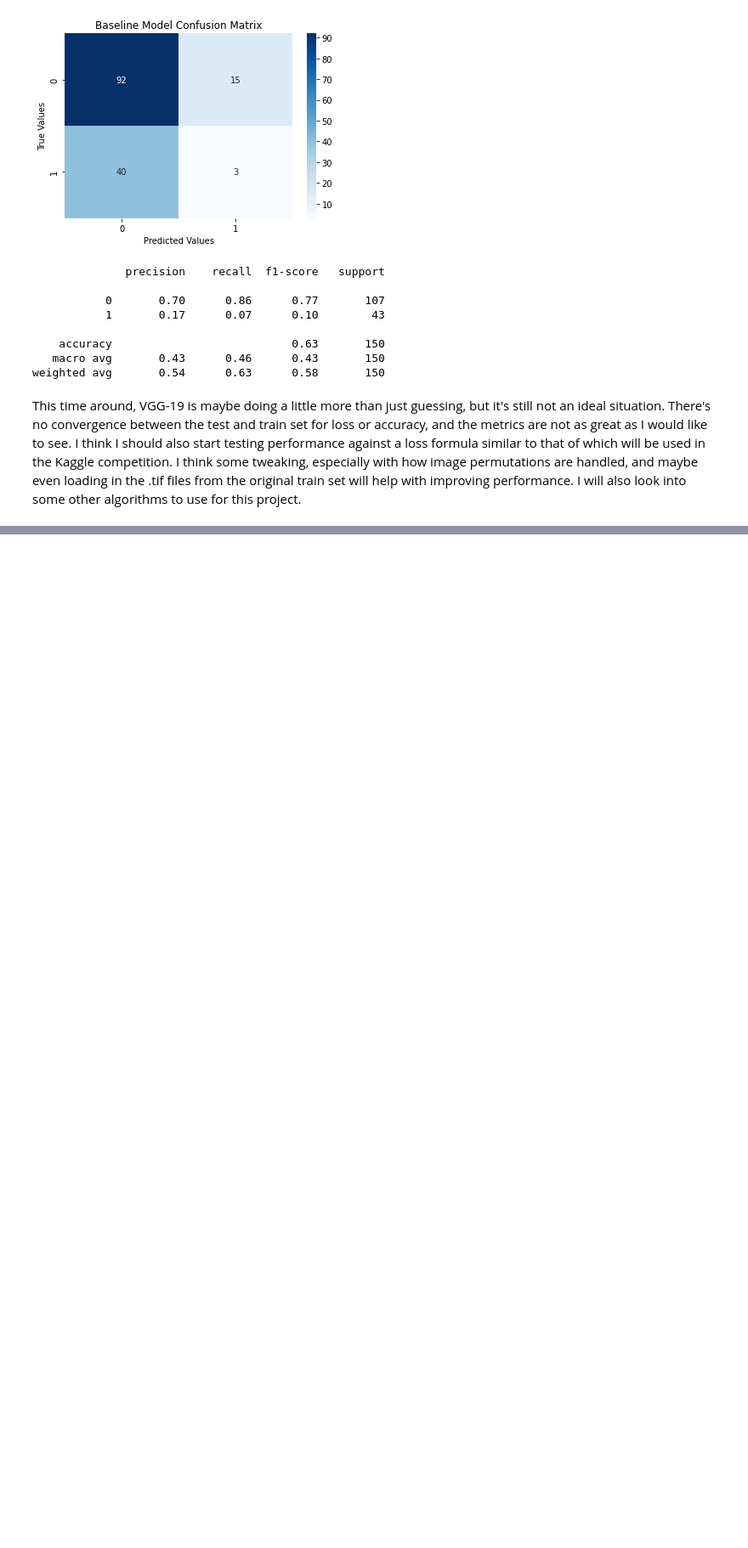
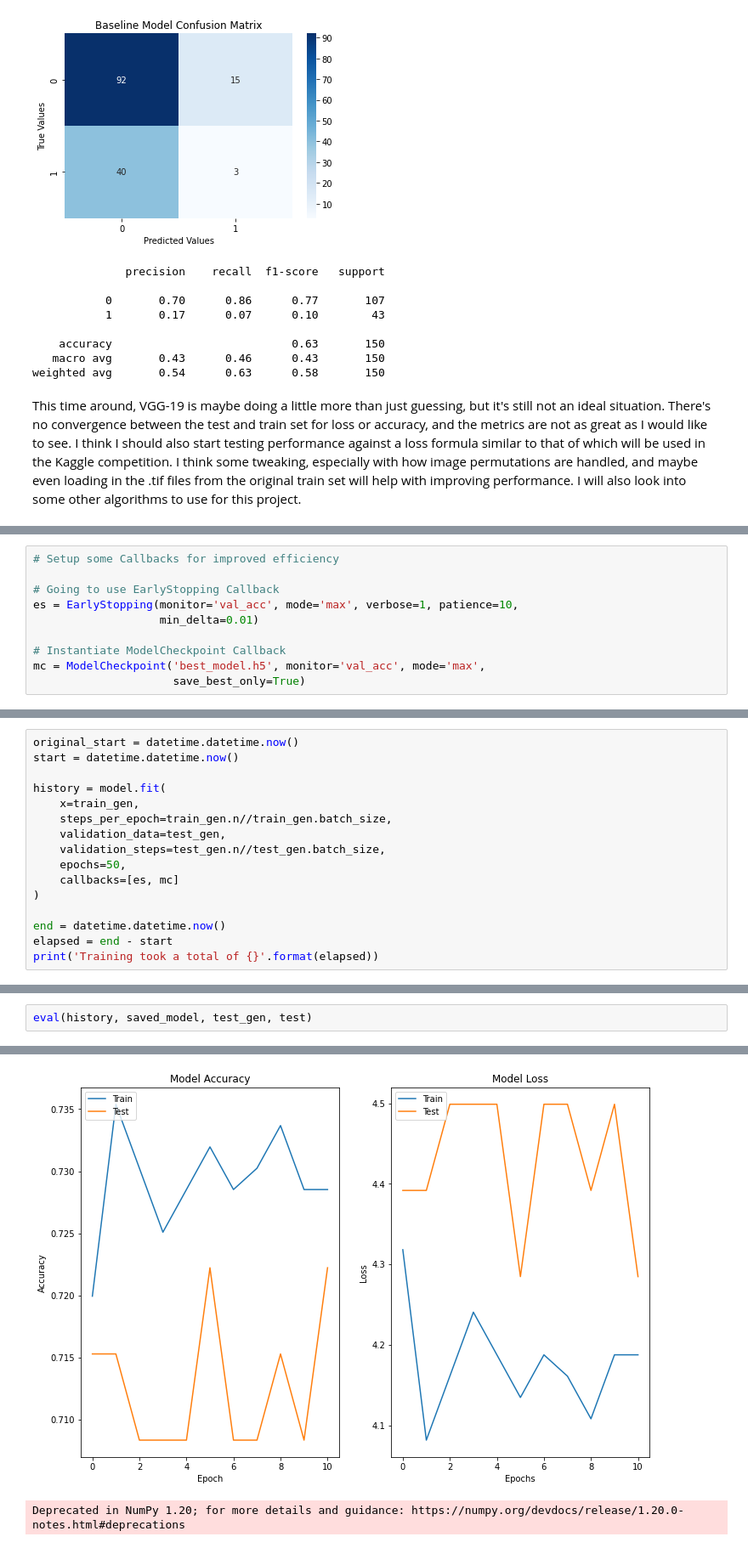
Before and after one commit to samoliver3/capstone-STRIP-AI, a Jupyter notebook: STRIP.ipynb, the cells around one changed output, grey strips where cells are left out. Shown at 85% size. Cells and saved outputs as stored; diff of their text form; blank space fills up the shorter version.

```diff
--- a/STRIP.ipynb
+++ b/STRIP.ipynb
@@ -923,0 +951,10 @@ This time around, VGG-19 is maybe doing a little more than just guessing, but it
+# %%
+# Setup some Callbacks for improved efficiency
+
+# Going to use EarlyStopping Callback
+es = EarlyStopping(monitor='val_acc', mode='max', verbose=1, patience=10,
+                   min_delta=0.01)
+
+# Instantiate ModelCheckpoint Callback
+mc = ModelCheckpoint('best_model.h5', monitor='val_acc', mode='max',
+                     save_best_only=True)
@@ -923,0 +1013,16 @@ This time around, VGG-19 is maybe doing a little more than just guessing, but it
+# %%
+original_start = datetime.datetime.now()
+start = datetime.datetime.now()
+
+history = model.fit(
+    x=train_gen,
+    steps_per_epoch=train_gen.n//train_gen.batch_size,
+    validation_data=test_gen,
+    validation_steps=test_gen.n//test_gen.batch_size,
+    epochs=50,
+    callbacks=[es, mc]
+)
+
+end = datetime.datetime.now()
+elapsed = end - start
+print('Training took a total of {}'.format(elapsed))
@@ -923,0 +1047,3 @@ This time around, VGG-19 is maybe doing a little more than just guessing, but it
+# %%
+eval(history, saved_model, test_gen, test)
+# %% [output]
@@ -923,0 +1053,2 @@ This time around, VGG-19 is maybe doing a little more than just guessing, but it
+[figure, added]
+Deprecated in NumPy 1.20; for more details and guidance: https://numpy.org/devdocs/release/1.20.0-notes.html#deprecations
```
Also changed, not shown: parts of 9 cells of this notebook.
